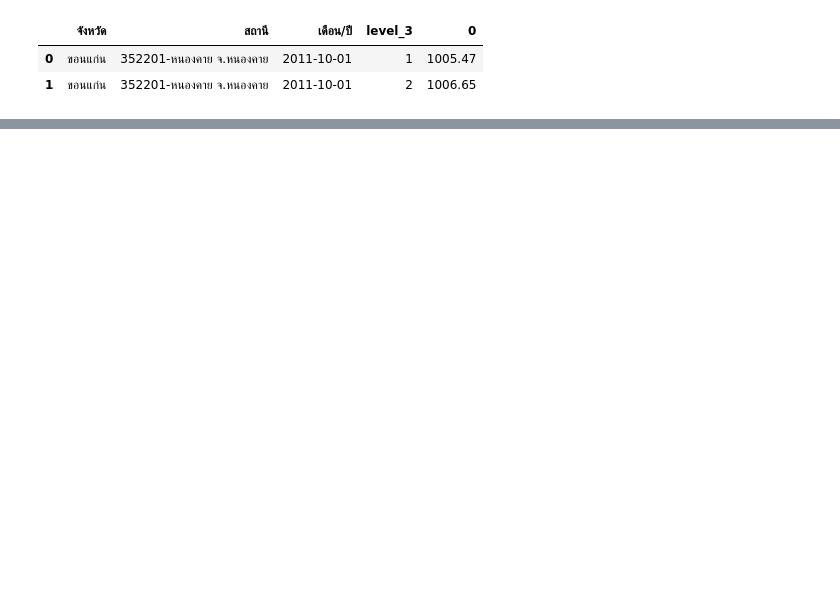
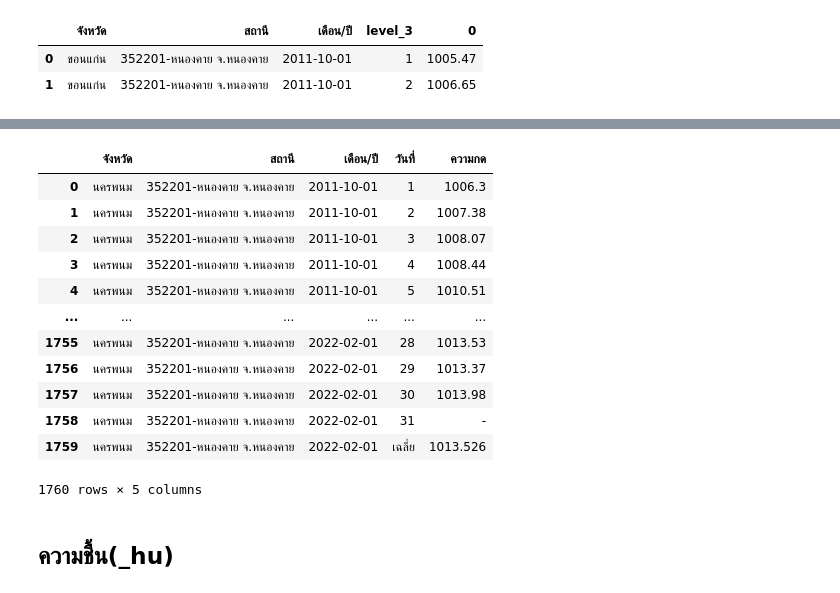
Before and after one commit to supatsara2002/bsc_dpdm22, a Jupyter notebook: Quiz_Group_5_20_of_Midterm.ipynb, the cells around one changed output, grey strips where cells are left out. Drawn from its saved outputs; the diff is of its cells as text; code cells hidden in the pictures; blank space fills up the shorter version.

```diff
--- a/Quiz_Group_5_20_of_Midterm.ipynb
+++ b/Quiz_Group_5_20_of_Midterm.ipynb
@@ -141,0 +123,23 @@ l_pres.head(2)
+# %%
+np_pres['จังหวัด'] = "นครพนม"
+np_pres1 = np_pres.drop(['ที่'],axis=1)
+np_pres1.set_index(['จังหวัด','สถานี','เดือน/ปี'],inplace=True)
+np_pres2 = np_pres1.stack().reset_index()
+np_pres2.rename(columns = {'level_3':'วันที่',0:'ความกด'}, inplace = True)
+np_pres2
+# %% [output]
+|  | จังหวัด | สถานี | เดือน/ปี | วันที่ | ความกด |
+| 0 | นครพนม | 352201-หนองคาย จ.หนองคาย | 2011-10-01 | 1 | 1006.3 |
+| 1 | นครพนม | 352201-หนองคาย จ.หนองคาย | 2011-10-01 | 2 | 1007.38 |
+| 2 | นครพนม | 352201-หนองคาย จ.หนองคาย | 2011-10-01 | 3 | 1008.07 |
+| 3 | นครพนม | 352201-หนองคาย จ.หนองคาย | 2011-10-01 | 4 | 1008.44 |
+| 4 | นครพนม | 352201-หนองคาย จ.หนองคาย | 2011-10-01 | 5 | 1010.51 |
+| ... | ... | ... | ... | ... | ... |
+| 1755 | นครพนม | 352201-หนองคาย จ.หนองคาย | 2022-02-01 | 28 | 1013.53 |
+| 1756 | นครพนม | 352201-หนองคาย จ.หนองคาย | 2022-02-01 | 29 | 1013.37 |
+| 1757 | นครพนม | 352201-หนองคาย จ.หนองคาย | 2022-02-01 | 30 | 1013.98 |
+| 1758 | นครพนม | 352201-หนองคาย จ.หนองคาย | 2022-02-01 | 31 | - |
+| 1759 | นครพนม | 352201-หนองคาย จ.หนองคาย | 2022-02-01 | เฉลี่ย | 1013.526 |
+1760 rows × 5 columns
+# %% [markdown]
+## ความชื้น(_hu)
```
Also changed, not shown: parts of 41 cells of this notebook.
